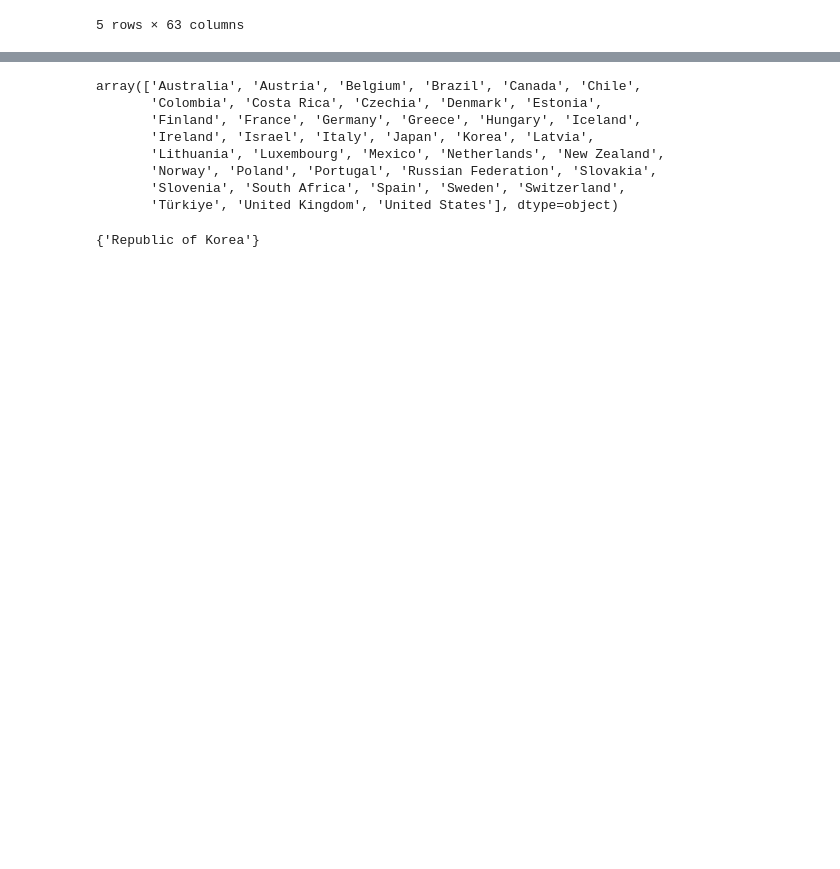
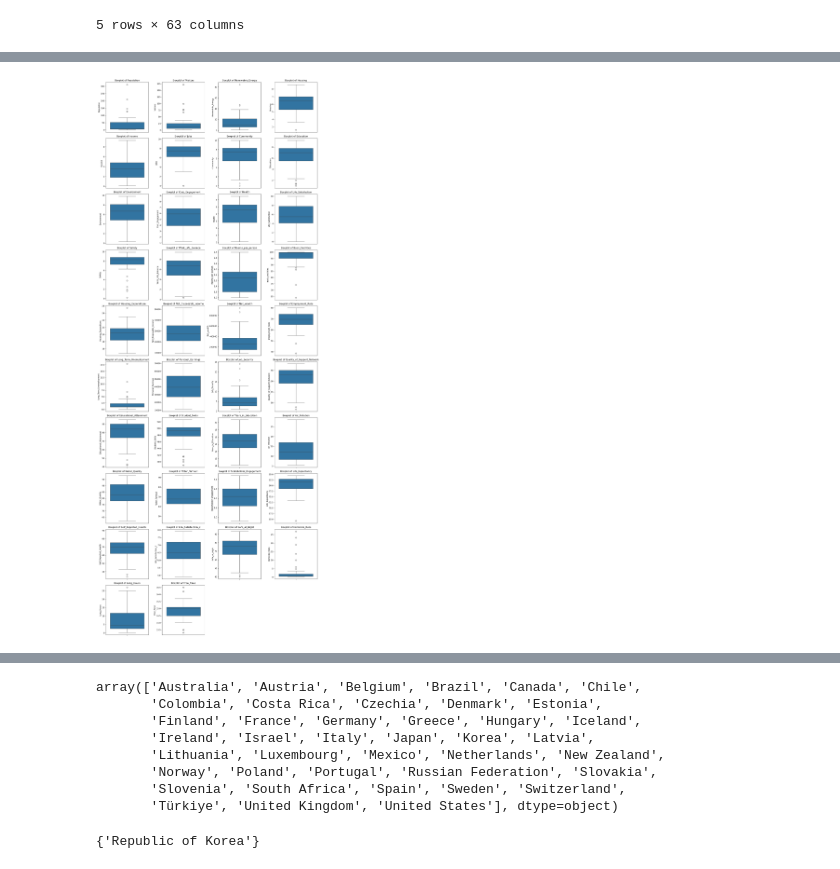
Before and after one commit to dkohalmi/CIP_FS25_202, a Jupyter notebook: notebooks/analyse_betterlife.ipynb, the cells around one changed output, grey strips where cells are left out. Cells and saved outputs as stored; diff of their text form; code cells hidden in the pictures; blank space fills up the shorter version.

```diff
--- a/notebooks/analyse_betterlife.ipynb
+++ b/notebooks/analyse_betterlife.ipynb
@@ -58,0 +268,4 @@ memory usage: 200.1+ KB
+# %%
+# Drop all Inequality columns:
+df_betterlife = df_betterlife.drop(columns=inequality_columnnames)
+df_betterlife.head()
@@ -58,0 +377,32 @@ memory usage: 200.1+ KB
+# %%
+# Create separate boxplots for each numerical column. There are 38 numerical columns, so if we put 4 plots in a row, we will have 10 rows:
+
+# Select numeric columns:
+num_cols = df_betterlife.select_dtypes(include='number').columns
+
+# Calculate the number of rows needed for the subplots:
+n_cols_subplot = 4
+n_rows_subplot = len(num_cols) // n_cols_subplot +1
+
+# Create subplots
+fig, axes = plt.subplots(nrows=n_rows_subplot, ncols=n_cols_subplot, figsize=(16, n_rows_subplot * 4))
+
+# For easier iteration through the axes, we flatten axes out:
+axes = axes.flatten()
+
+# Loop through all the numeric columns and create a boxplot:
+for i, column in enumerate(num_cols):
+    sns.boxplot(y=df_betterlife[column], ax=axes[i])
+    axes[i].set_title(f'Boxplot of {column}')
+
+# Hide empty subplots:
+for j in range(i + 1, len(axes)):
+    # Remove unused axes
+    fig.delaxes(axes[j])
+
+
+# Show all plots together
+plt.tight_layout()
+plt.show()
+# %% [output]
+[figure, added]
```
Also changed, not shown: parts of 150 cells of this notebook.
